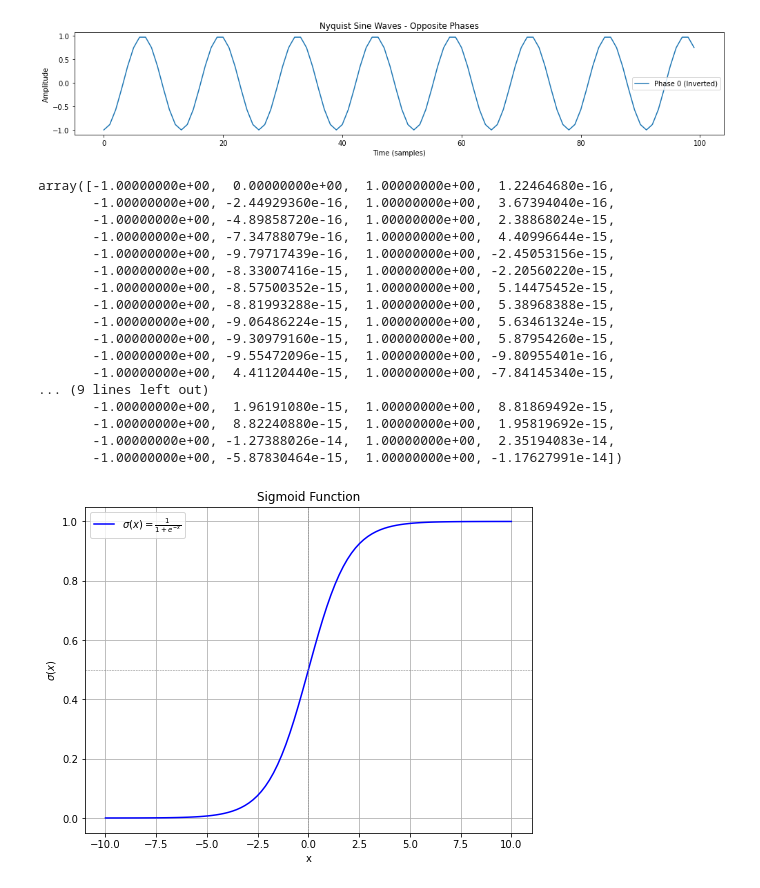
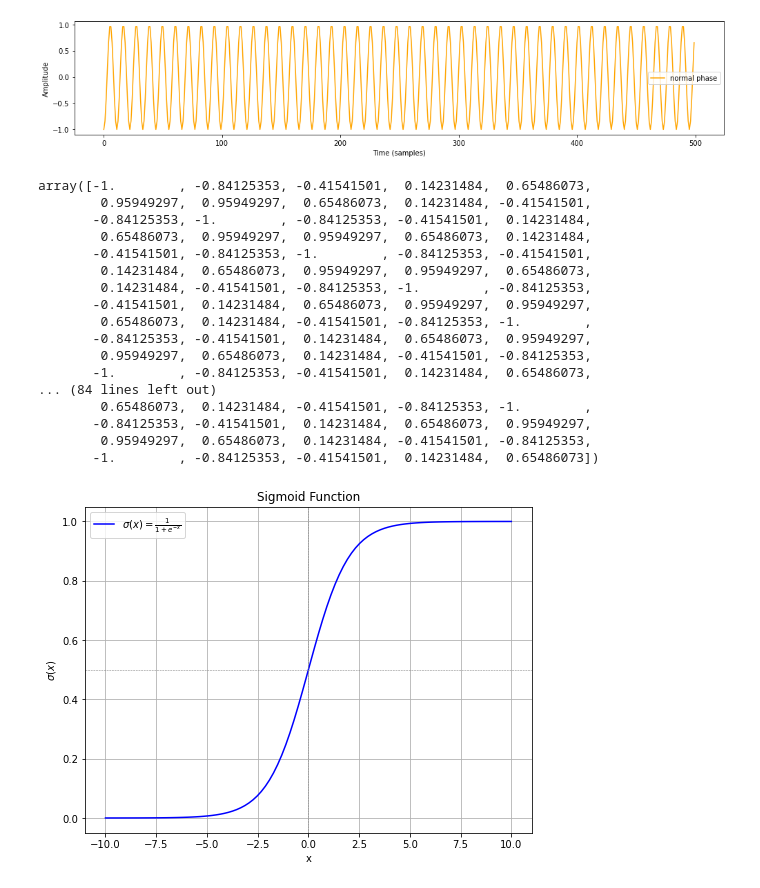
Before and after one commit to dallingordon/CSN, a Jupyter notebook: DoubleDutch.ipynb, the cells around one changed output. Cells and saved outputs as stored; diff of their text form; code cells hidden in the pictures.

```diff
--- a/DoubleDutch.ipynb
+++ b/DoubleDutch.ipynb
@@ -1,55 +1,57 @@
 # %%
 import numpy as np
 import matplotlib.pyplot as plt
+import torch
 
 def plot_nyquist_sine_waves(sampling_rate, duration):
-    nyquist_frequency = sampling_rate / 13
+    nyquist_frequency = sampling_rate / 11
     t = np.arange(duration)  # integer time vector
 
     sine_wave_90 = np.sin(2 * np.pi * nyquist_frequency * t / sampling_rate + np.pi / 2)  # Sine wave with phase π/2
     #nyquist_frequency = sampling_rate / 25
-    sine_wave_0 = np.sin(2 * np.pi * nyquist_frequency * t / sampling_rate - np.pi / 2)
+    sine_wave_0 = 1 * np.sin(2 * np.pi * nyquist_frequency * t / sampling_rate - np.pi / 2)  + 0
 
     plt.figure(figsize=(14, 3))
 
-    plt.plot(t, sine_wave_0, label="Phase 0 (Inverted)")
+    #plt.plot(t, torch.sigmoid(torch.from_numpy(sine_wave_0)), label="with sigmoid")
+    plt.plot(t, sine_wave_0 , label="normal phase", color='orange')
     #plt.plot(t, sine_wave_90 , label="Phase π/2 (90°)", color='orange')
-    plt.title("Nyquist Sine Waves - Opposite Phases")
+    #plt.title("Nyquist Sine Waves - Opposite Phases")
     plt.xlabel("Time (samples)")
     plt.ylabel("Amplitude")
     plt.legend()
 
     plt.tight_layout()
     plt.show()
 
     return sine_wave_0 #+ sine_wave_90
 
 # Example usage
 sampling_rate = 44100  # 1000 Hz
-duration = 100  # 100 samples
+duration = 500  # 100 samples
 data = plot_nyquist_sine_waves(sampling_rate, duration)
 # %% [output]
-[figure, old version]
+[figure, new version]
 # %%
 data
 # %% [output]
-array([-1.00000000e+00,  0.00000000e+00,  1.00000000e+00,  1.22464680e-16,
-       -1.00000000e+00, -2.44929360e-16,  1.00000000e+00,  3.67394040e-16,
-       -1.00000000e+00, -4.89858720e-16,  1.00000000e+00,  2.38868024e-15,
-       -1.00000000e+00, -7.34788079e-16,  1.00000000e+00,  4.40996644e-15,
-       -1.00000000e+00, -9.79717439e-16,  1.00000000e+00, -2.45053156e-15,
-       -1.00000000e+00, -8.33007416e-15,  1.00000000e+00, -2.20560220e-15,
-       -1.00000000e+00, -8.57500352e-15,  1.00000000e+00,  5.14475452e-15,
-       -1.00000000e+00, -8.81993288e-15,  1.00000000e+00,  5.38968388e-15,
-       -1.00000000e+00, -9.06486224e-15,  1.00000000e+00,  5.63461324e-15,
-       -1.00000000e+00, -9.30979160e-15,  1.00000000e+00,  5.87954260e-15,
-       -1.00000000e+00, -9.55472096e-15,  1.00000000e+00, -9.80955401e-16,
-       -1.00000000e+00,  4.41120440e-15,  1.00000000e+00, -7.84145340e-15,
-... (9 lines left out)
-       -1.00000000e+00,  1.96191080e-15,  1.00000000e+00,  8.81869492e-15,
-       -1.00000000e+00,  8.82240880e-15,  1.00000000e+00,  1.95819692e-15,
-       -1.00000000e+00, -1.27388026e-14,  1.00000000e+00,  2.35194083e-14,
-       -1.00000000e+00, -5.87830464e-15,  1.00000000e+00, -1.17627991e-14])
+array([-1.        , -0.84125353, -0.41541501,  0.14231484,  0.65486073,
+        0.95949297,  0.95949297,  0.65486073,  0.14231484, -0.41541501,
+       -0.84125353, -1.        , -0.84125353, -0.41541501,  0.14231484,
+        0.65486073,  0.95949297,  0.95949297,  0.65486073,  0.14231484,
+       -0.41541501, -0.84125353, -1.        , -0.84125353, -0.41541501,
+        0.14231484,  0.65486073,  0.95949297,  0.95949297,  0.65486073,
+        0.14231484, -0.41541501, -0.84125353, -1.        , -0.84125353,
+       -0.41541501,  0.14231484,  0.65486073,  0.95949297,  0.95949297,
+        0.65486073,  0.14231484, -0.41541501, -0.84125353, -1.        ,
+       -0.84125353, -0.41541501,  0.14231484,  0.65486073,  0.95949297,
+        0.95949297,  0.65486073,  0.14231484, -0.41541501, -0.84125353,
+       -1.        , -0.84125353, -0.41541501,  0.14231484,  0.65486073,
+... (84 lines left out)
+        0.65486073,  0.14231484, -0.41541501, -0.84125353, -1.        ,
+       -0.84125353, -0.41541501,  0.14231484,  0.65486073,  0.95949297,
+        0.95949297,  0.65486073,  0.14231484, -0.41541501, -0.84125353,
+       -1.        , -0.84125353, -0.41541501,  0.14231484,  0.65486073])
 # %%
 import numpy as np
 import matplotlib.pyplot as plt
```
Also changed, not shown: parts of 17 cells of this notebook, 1 other file.
